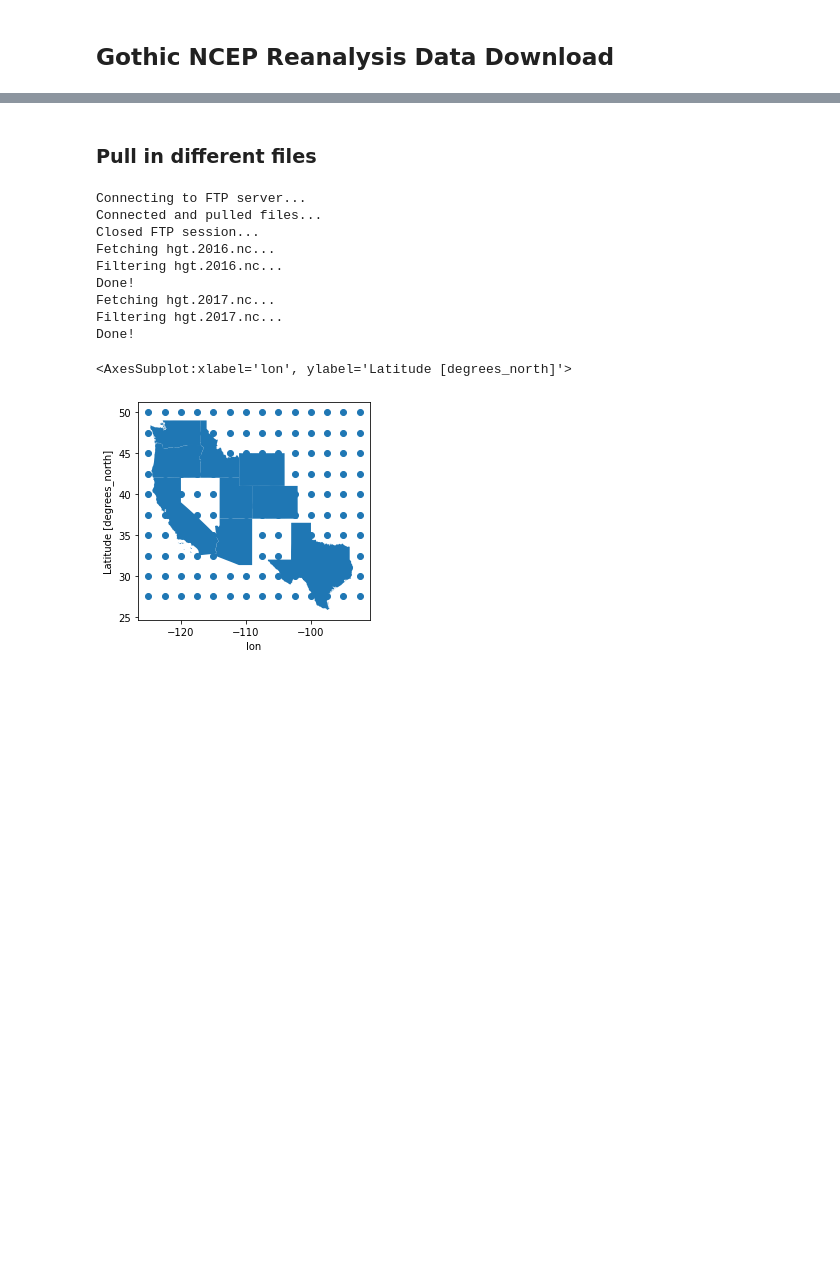
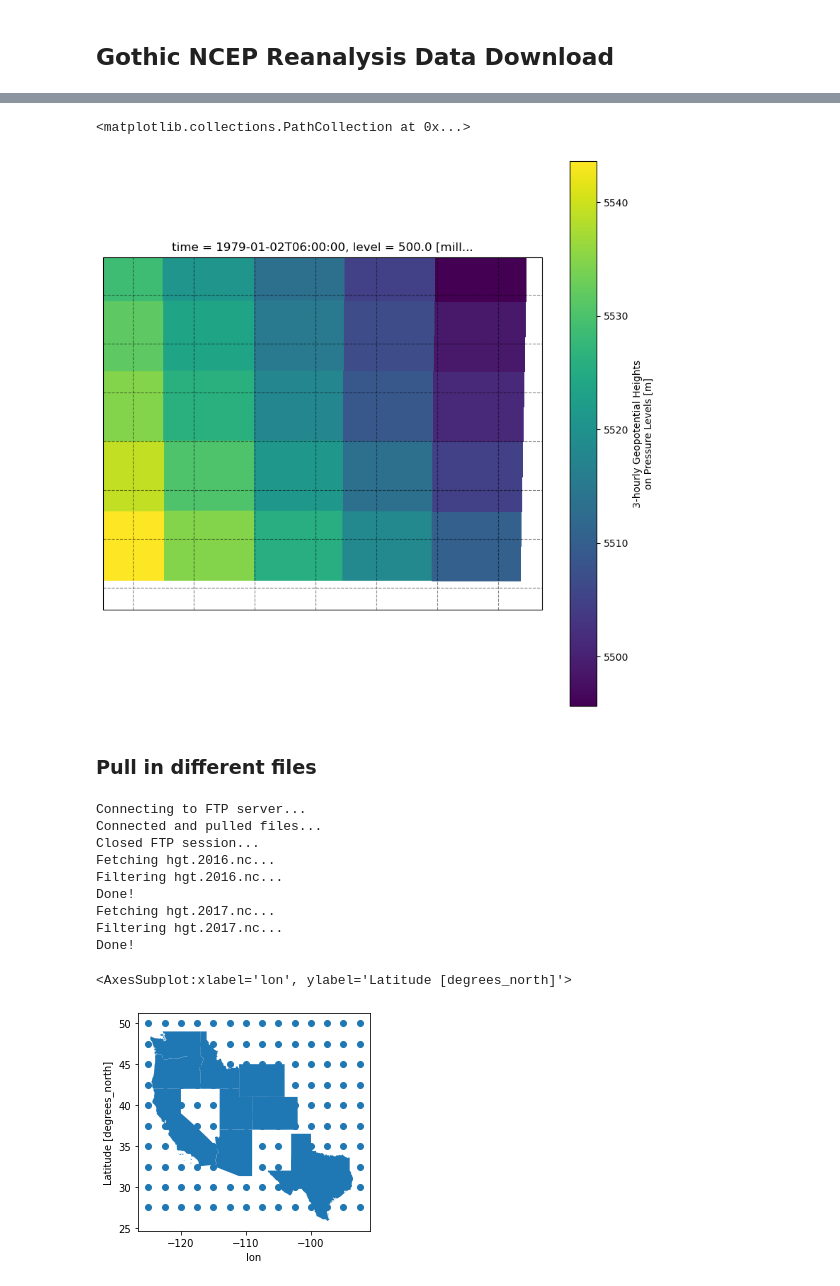
Before and after one commit to dlhogan97/Synoptic-Sublimation, a Jupyter notebook: 01_data/get_data/reanalysis_data/02_pull_ncep_reanalysis.ipynb, the cells around one changed output, grey strips where cells are left out. Saved outputs shown, nothing was run; the diff lists cells and outputs as text; code cells hidden in the pictures; blank space fills up the shorter version.

```diff
--- a/01_data/get_data/reanalysis_data/02_pull_ncep_reanalysis.ipynb
+++ b/01_data/get_data/reanalysis_data/02_pull_ncep_reanalysis.ipynb
@@ -38,0 +58,18 @@ west_coords = {'xmin':bounds[0]-2, 'ymin':bounds[1], 'xmax':bounds[2]+2, 'ymax':
+# %%
+# https://stackoverflow.com/questions/71933355/coordinate-alignment-off-when-using-metpy-assign-y-x-coordinates-with-manual-crs
+grid_crs = test['hgt'].metpy.cartopy_crs
+latlon_crs = ccrs.PlateCarree(globe=test["hgt"].metpy.cartopy_globe)
+bounding_coords = get_bounding_area(local_bound=True)
+
+# Get the corners of the east and taylor basins in grid coordinates
+x_w, y_s = grid_crs.transform_point(bounding_coords['xmin'], bounding_coords['ymin'], src_crs=latlon_crs)
+x_e, y_n = grid_crs.transform_point(bounding_coords['xmax'], bounding_coords['ymax'], src_crs=latlon_crs)
+
+# Slice the data to the region of interest
+east_taylor_data = test.sel(x=slice(x_w, x_e), y=slice(y_s, y_n))
+
+# assign str to metpy_crs datatype
+east_taylor_data = east_taylor_data.drop('metpy_crs')
+
+# replace filled value <= -9999 or >= -9999 with np.nan
+east_taylor_data = east_taylor_data.where((east_taylor_data > -9999) & (east_taylor_data < 9999), np.nan)
@@ -39,3 +135,24 @@ west_coords = {'xmin':bounds[0]-2, 'ymin':bounds[1], 'xmax':bounds[2]+2, 'ymax':
+# %%
+# plot the grid over Colorado
+import matplotlib.pyplot as plt
+fig = plt.figure(figsize=(10, 10))
+ax = fig.add_subplot(1, 1, 1, projection=latlon_crs)
+ax.set_extent([bounding_coords['xmin'], bounding_coords['xmax'], bounding_coords['ymin'], bounding_coords['ymax']])
+# ax.add_geometries(west_gdf['geometry'], crs=latlon_crs, facecolor='none', edgecolor='black')
+ax.coastlines(resolution='50m', color='black', linewidth=0.75)
+ax.gridlines(color='black', alpha=0.5, linestyle='--')
+
+# overlay the grid from test on the map
+test_data.isel(time=10)['hgt'].plot(ax=ax, transform=grid_crs)
+lon, lat = -108.7, 39.7
+x_t, y_t = grid_crs.transform_point(lon, lat, src_crs=latlon_crs)
+
+ax.plot(east_taylor_data)
+ax.scatter(lon, lat, transform=latlon_crs, color='r', s=100, marker='o')
+ax.scatter(x_t, y_t, transform=grid_crs, color='b', s=100, marker='x')
+# %% [output]
+<matplotlib.collections.PathCollection at 0x...>
+[figure, added]
 # %% [markdown]
 ### Pull in different files
 # %%
```
Also changed, not shown: parts of 11 cells of this notebook, 18 other files.
